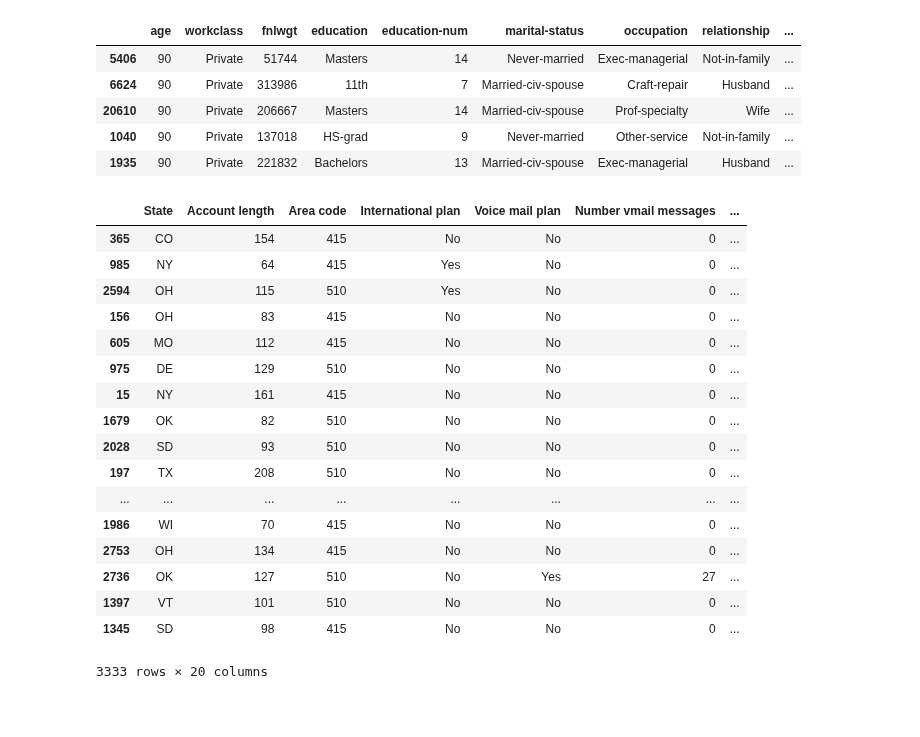
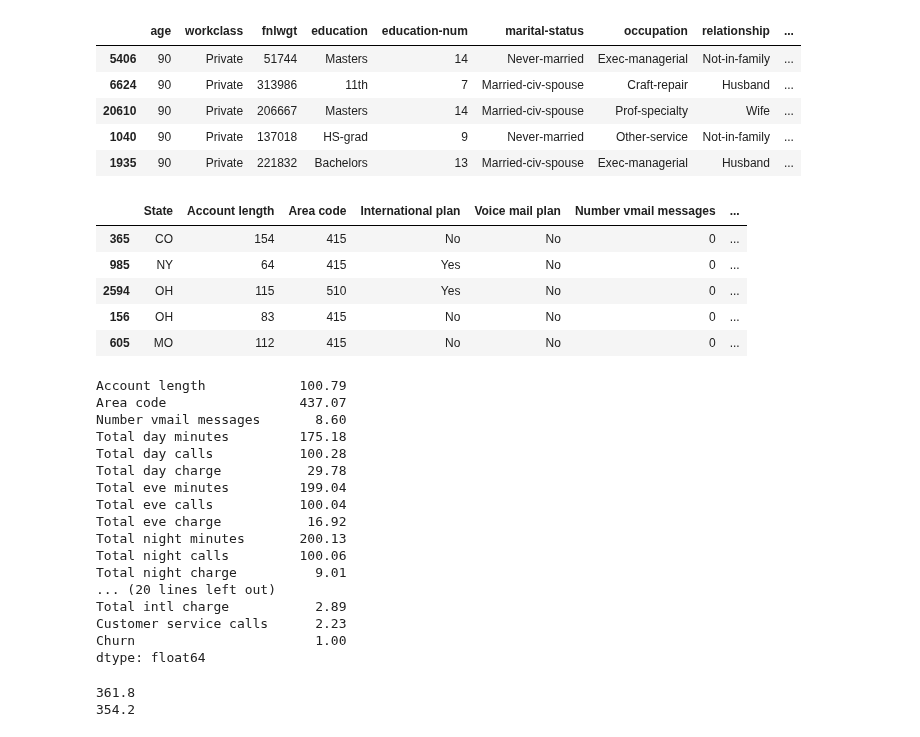
Before and after one commit to kraidiky/mlcourse_open, a Jupyter notebook: jupyter_notebooks/topic01_pandas_data_analysis/MyNotebookCource1.ipynb, the cells around one changed output. Drawn from its saved outputs; the diff is of its cells as text; code cells hidden in the pictures; blank space fills up the shorter version.

```diff
--- a/jupyter_notebooks/topic01_pandas_data_analysis/MyNotebookCource1.ipynb
+++ b/jupyter_notebooks/topic01_pandas_data_analysis/MyNotebookCource1.ipynb
@@ -164,23 +164,38 @@ ad.sort_values(by='age',ascending=False).head()
 | 1040 | 90 | Private | 137018 | HS-grad | 9 | Never-married | Other-service | Not-in-family | ... |
 | 1935 | 90 | Private | 221832 | Bachelors | 13 | Married-civ-spouse | Exec-managerial | Husband | ... |
 # %%
-df.sort_values(by='Total day charge', ascending=False)
+df.sort_values(by='Total day charge', ascending=False).head()
 # %% [output]
 |  | State | Account length | Area code | International plan | Voice mail plan | Number vmail messages | ... |
 | 365 | CO | 154 | 415 | No | No | 0 | ... |
 | 985 | NY | 64 | 415 | Yes | No | 0 | ... |
 | 2594 | OH | 115 | 510 | Yes | No | 0 | ... |
 | 156 | OH | 83 | 415 | No | No | 0 | ... |
 | 605 | MO | 112 | 415 | No | No | 0 | ... |
-| 975 | DE | 129 | 510 | No | No | 0 | ... |
-| 15 | NY | 161 | 415 | No | No | 0 | ... |
-| 1679 | OK | 82 | 510 | No | No | 0 | ... |
-| 2028 | SD | 93 | 510 | No | No | 0 | ... |
-| 197 | TX | 208 | 510 | No | No | 0 | ... |
-| ... | ... | ... | ... | ... | ... | ... | ... |
-| 1986 | WI | 70 | 415 | No | No | 0 | ... |
-| 2753 | OH | 134 | 415 | No | No | 0 | ... |
-| 2736 | OK | 127 | 510 | No | Yes | 27 | ... |
-| 1397 | VT | 101 | 510 | No | No | 0 | ... |
-| 1345 | SD | 98 | 415 | No | No | 0 | ... |
-3333 rows × 20 columns
+# %%
+print(df[df.Churn == 0].mean())
+print(df[df.Churn == 1].mean())
+# %% [output]
+Account length            100.79
+Area code                 437.07
+Number vmail messages       8.60
+Total day minutes         175.18
+Total day calls           100.28
+Total day charge           29.78
+Total eve minutes         199.04
+Total eve calls           100.04
+Total eve charge           16.92
+Total night minutes       200.13
+Total night calls         100.06
+Total night charge          9.01
+... (20 lines left out)
+Total intl charge           2.89
+Customer service calls      2.23
+Churn                       1.00
+dtype: float64
+# %%
+print(df[df.Churn == 0]['Total eve minutes'].max())
+print(df[(df.Churn == 0) & (df['Voice mail plan'] == 'No')]['Total eve minutes'].max())
+# %% [output]
+361.8
+354.2
```
Also changed, not shown: parts of 1 cell of this notebook.
